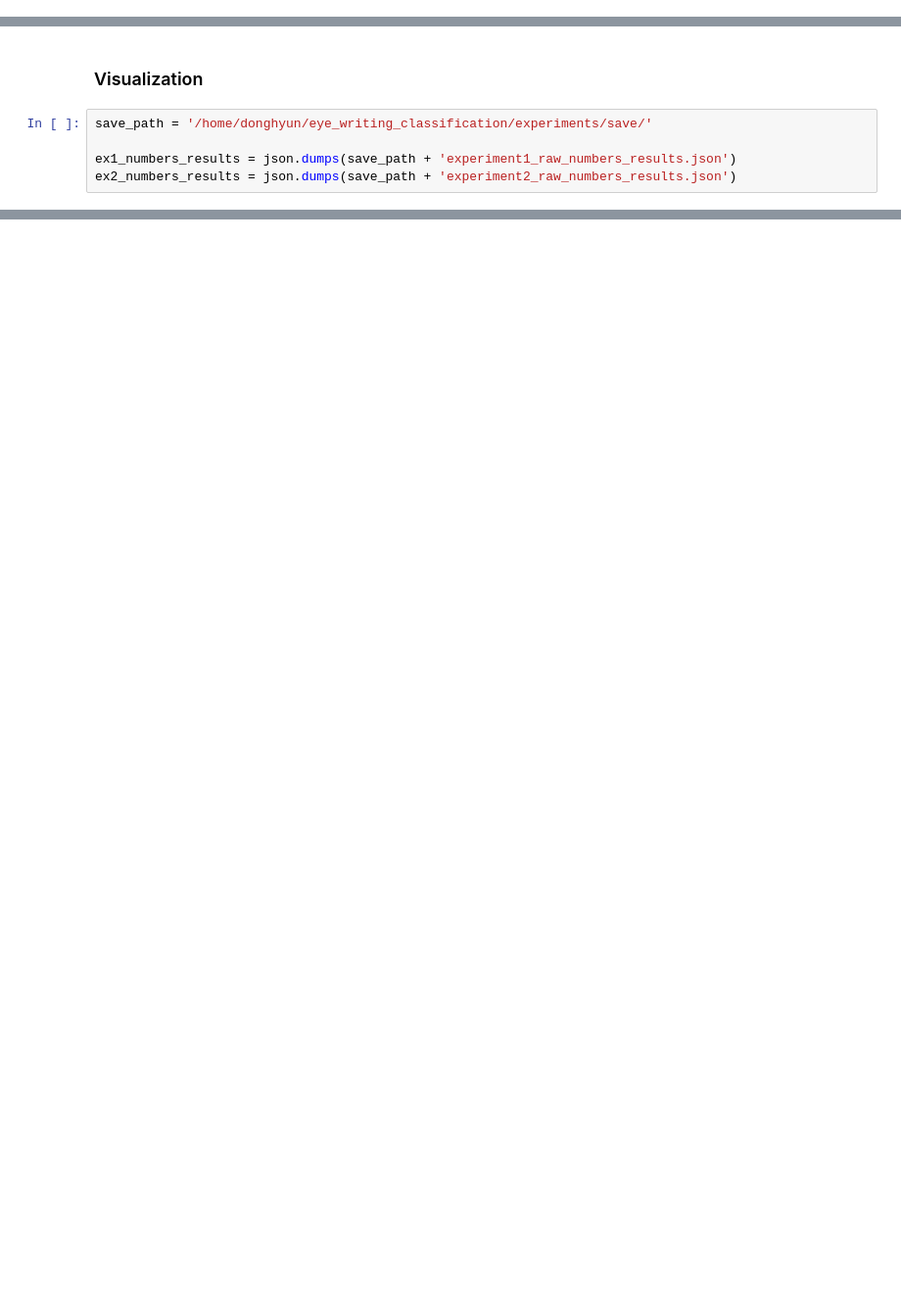
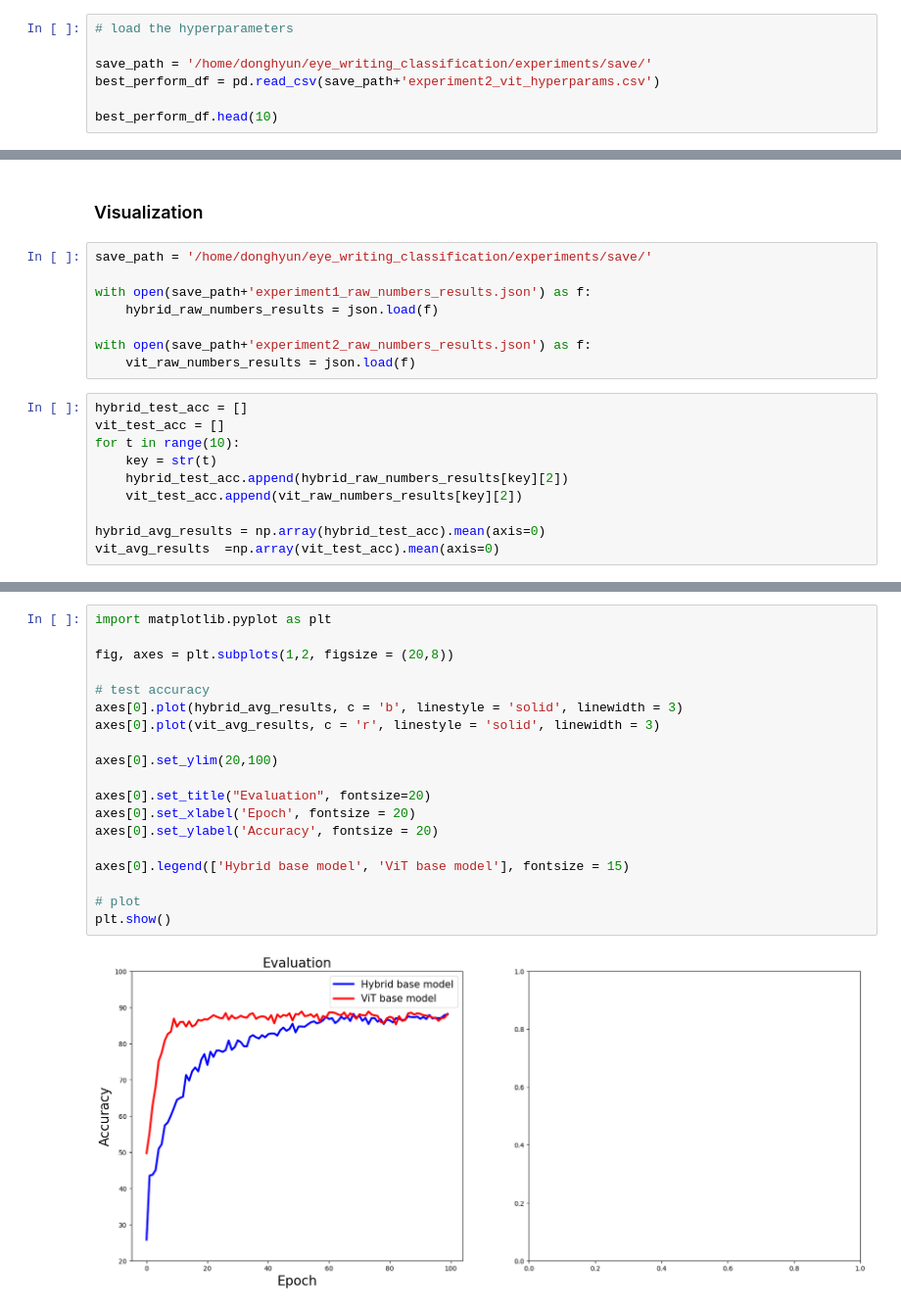
Before and after one commit to abs-git/Eye_written_character_preprocessing, a Jupyter notebook: eog_classification_v2/experiments/experiment2.ipynb, the cells around one changed output, grey strips where cells are left out. Shown: that part at 98% size. Saved outputs shown, nothing was run; the diff lists cells and outputs as text; blank space fills up the shorter version.

```diff
--- a/eog_classification_v2/experiments/experiment2.ipynb
+++ b/eog_classification_v2/experiments/experiment2.ipynb
@@ -90,0 +108,7 @@ best_perform_df
+# %%
+# load the hyperparameters
+
+save_path = '/home/donghyun/eye_writing_classification/experiments/save/'
+best_perform_df = pd.read_csv(save_path+'experiment2_vit_hyperparams.csv')
+
+best_perform_df.head(10)
@@ -127,5 +196,18 @@ best_perform_df.to_csv(save_path+'experiment2_vit_hyperparams.csv', index=True)
 # %%
 save_path = '/home/donghyun/eye_writing_classification/experiments/save/'
 
-ex1_numbers_results = json.dumps(save_path + 'experiment1_raw_numbers_results.json')
-ex2_numbers_results = json.dumps(save_path + 'experiment2_raw_numbers_results.json')
+with open(save_path+'experiment1_raw_numbers_results.json') as f:
+    hybrid_raw_numbers_results = json.load(f)
+
+with open(save_path+'experiment2_raw_numbers_results.json') as f:
+    vit_raw_numbers_results = json.load(f)
+# %%
+hybrid_test_acc = []
+vit_test_acc = []
+for t in range(10):
+    key = str(t)
+    hybrid_test_acc.append(hybrid_raw_numbers_results[key][2])
+    vit_test_acc.append(vit_raw_numbers_results[key][2])
+
+hybrid_avg_results = np.array(hybrid_test_acc).mean(axis=0)
+vit_avg_results  =np.array(vit_test_acc).mean(axis=0)
@@ -131,0 +230,21 @@ ex2_numbers_results = json.dumps(save_path + 'experiment2_raw_numbers_results.js
+# %%
+import matplotlib.pyplot as plt
+
+fig, axes = plt.subplots(1,2, figsize = (20,8))
+
+# test accuracy
+axes[0].plot(hybrid_avg_results, c = 'b', linestyle = 'solid', linewidth = 3)
+axes[0].plot(vit_avg_results, c = 'r', linestyle = 'solid', linewidth = 3)
+
+axes[0].set_ylim(20,100)
+
+axes[0].set_title("Evaluation", fontsize=20)
+axes[0].set_xlabel('Epoch', fontsize = 20)
+axes[0].set_ylabel('Accuracy', fontsize = 20)
+
+axes[0].legend(['Hybrid base model', 'ViT base model'], fontsize = 15)
+
+# plot
+plt.show()
+# %% [output]
+[figure, added]
```
Also changed, not shown: parts of 11 cells of this notebook, 6 other files.
